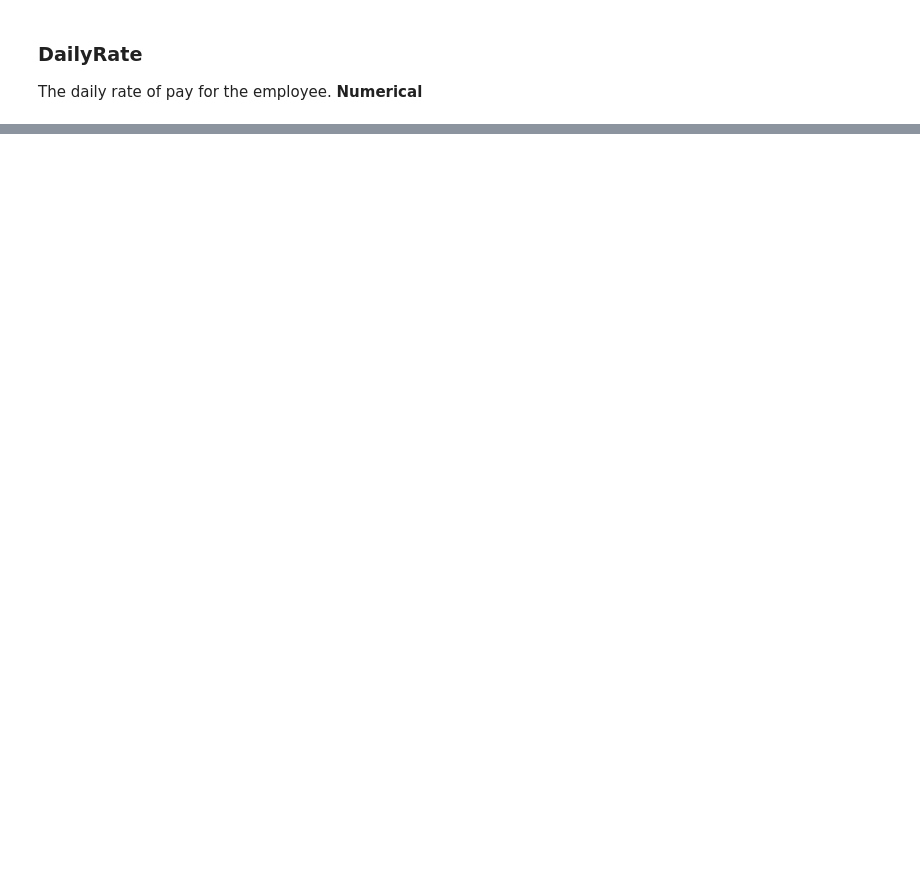
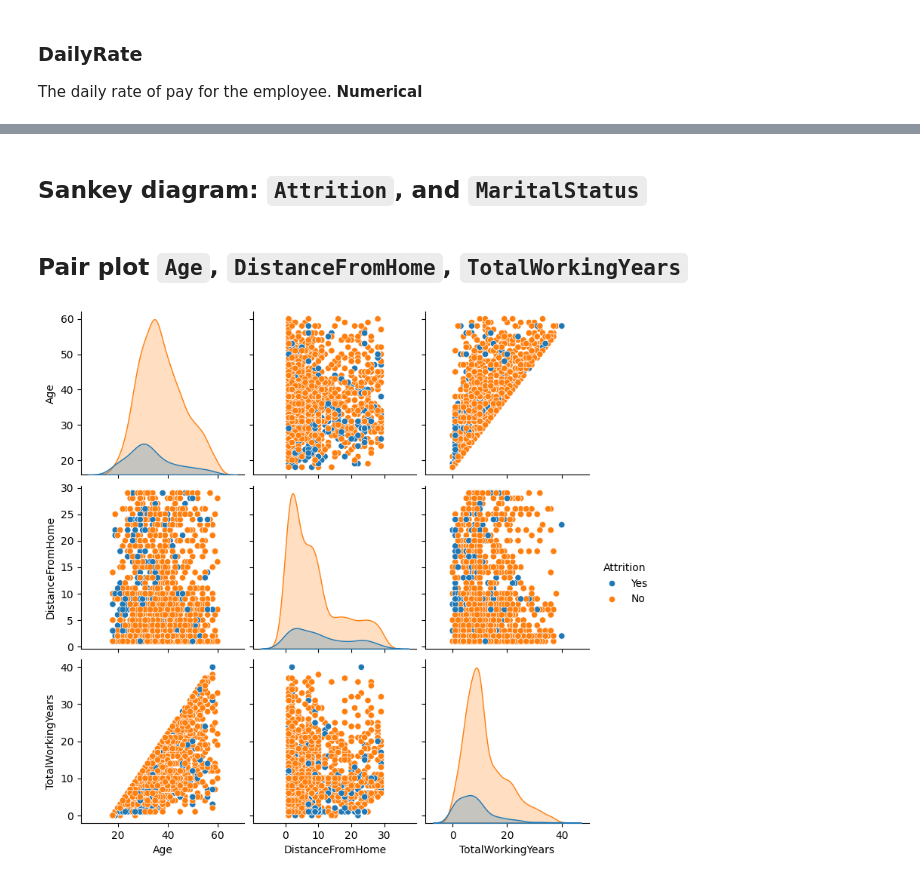
Before and after one commit to AbrarShakhi/employee-attrition-predictor, a Jupyter notebook: notebook/analysing.ipynb, the cells around one changed output, grey strips where cells are left out. Saved outputs shown, nothing was run; the diff lists cells and outputs as text; code cells hidden in the pictures; blank space fills up the shorter version.

```diff
--- a/notebook/analysing.ipynb
+++ b/notebook/analysing.ipynb
@@ -389,0 +553,2 @@ fig.show()
+# %% [markdown]
+## Sankey diagram: `Attrition`, and `MaritalStatus`
@@ -389,0 +577,16 @@ fig.show()
+# %% [markdown]
+## Pair plot `Age`, `DistanceFromHome`, `TotalWorkingYears`
+# %%
+sns.pairplot(
+    data,
+    hue=target_column_name,
+    vars=[
+        "Age",
+        "DistanceFromHome",
+        "TotalWorkingYears"
+    ],
+    diag_kind="kde"
+)
+plt.show()
+# %% [output]
+[figure, added]
```
Also changed, not shown: parts of 98 cells of this notebook, 4 other files.
